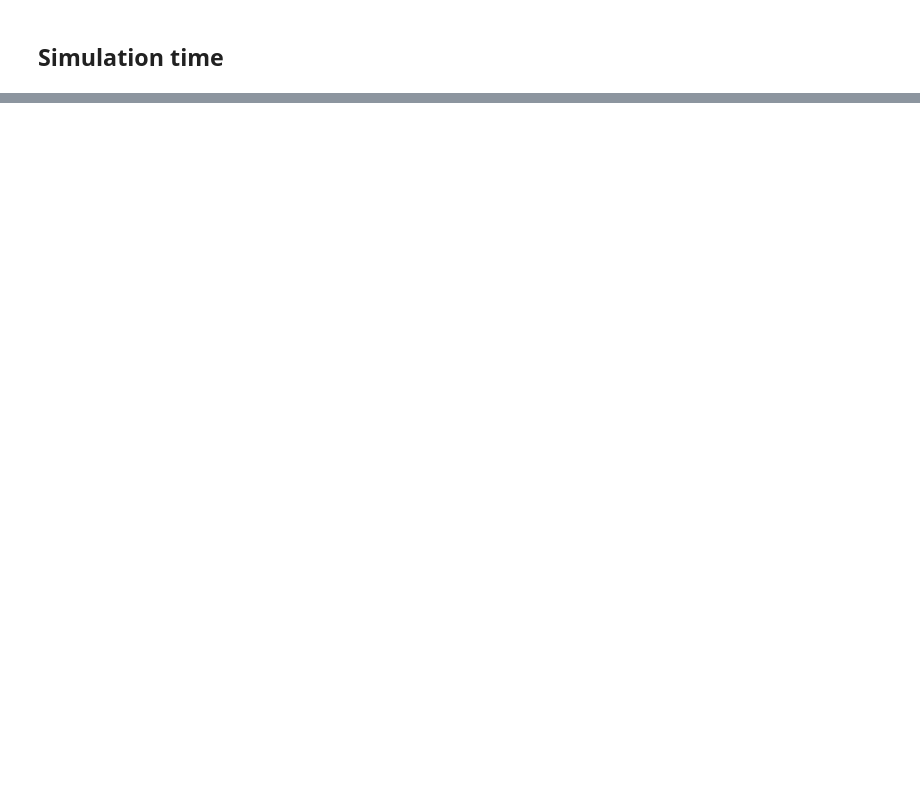
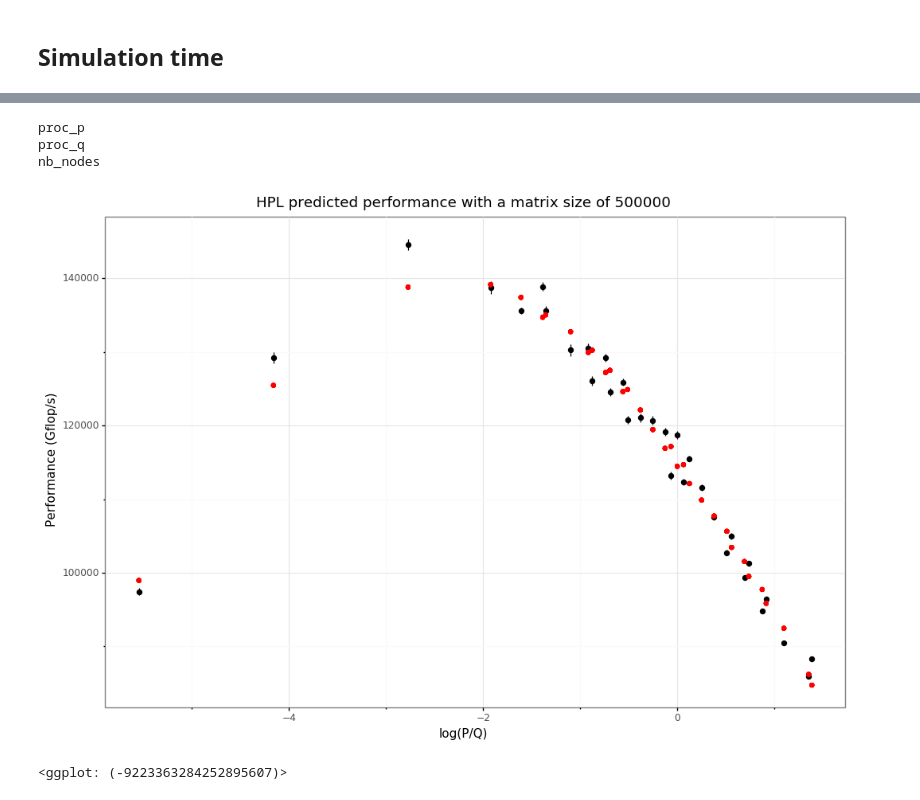
Before and after one commit to Ezibenroc/calibration_analysis, a Jupyter notebook: dahu/smpi_hpl/remove_nodes.ipynb, the cells around one changed output, grey strips where cells are left out. Drawn from its saved outputs; the diff is of its cells as text; code cells hidden in the pictures; blank space fills up the shorter version.

Commit message:
Study the impact of the geometry on HPL performance

```diff
--- a/dahu/smpi_hpl/remove_nodes.ipynb
+++ b/dahu/smpi_hpl/remove_nodes.ipynb
@@ -315,0 +323,5 @@ ggplot(tmp) +\
+# %%
+df['log_p'] = log(df['proc_p'])
+df['log_q'] = log(df['proc_q'])
+reg = ols('time ~ n3 + n2 + n + log_p + log_q', df).fit()
+reg.summary()
@@ -315,0 +354,4 @@ ggplot(tmp) +\
+# %%
+tmp = df[df['matrix_size'] == df['matrix_size'].max()].copy()
+reg = ols('time ~ log_p + log_q + proc_p + proc_q + nb_nodes', tmp).fit()
+reg.summary()
@@ -315,0 +450,3 @@ ggplot(tmp) +\
+# %%
+reg = ols('time ~ proc_p+proc_q', tmp).fit()
+reg.summary()
@@ -315,0 +477,26 @@ ggplot(tmp) +\
+# %%
+p = reg.params
+tmp['pred'] = p.Intercept
+for col, val in p.items():
+    if col == 'Intercept':
+        continue
+    print(col)
+    tmp['pred'] += val * tmp[col]
+tmp['pred_gflops'] = (2/3*tmp['n3'] + 2*tmp['n2']) / tmp['pred'] * 1e-9
+# %% [output]
+proc_p
+proc_q
+nb_nodes
+# %%
+ggplot(tmp) +\
+    aes(x='squareness', y='gflops', group='geometry') +\
+    theme_bw() +\
+    stat_summary(fun_ymin=lambda l: mean(l)-std(l), fun_ymax=lambda l: mean(l)+std(l), fun_y=mean) +\
+    geom_point(aes(y='pred_gflops'), color='red') +\
+    xlab('log(P/Q)') +\
+    ylab('Performance (Gflop/s)') +\
+    labs(color='Number of removed nodes') +\
+    ggtitle(f'HPL predicted performance with a matrix size of {df["matrix_size"].max()}')
+# %% [output]
+[figure, added]
+<ggplot: (-9223363284252895607)>
```
Also changed, not shown: parts of 22 cells of this notebook, 16 other files.
